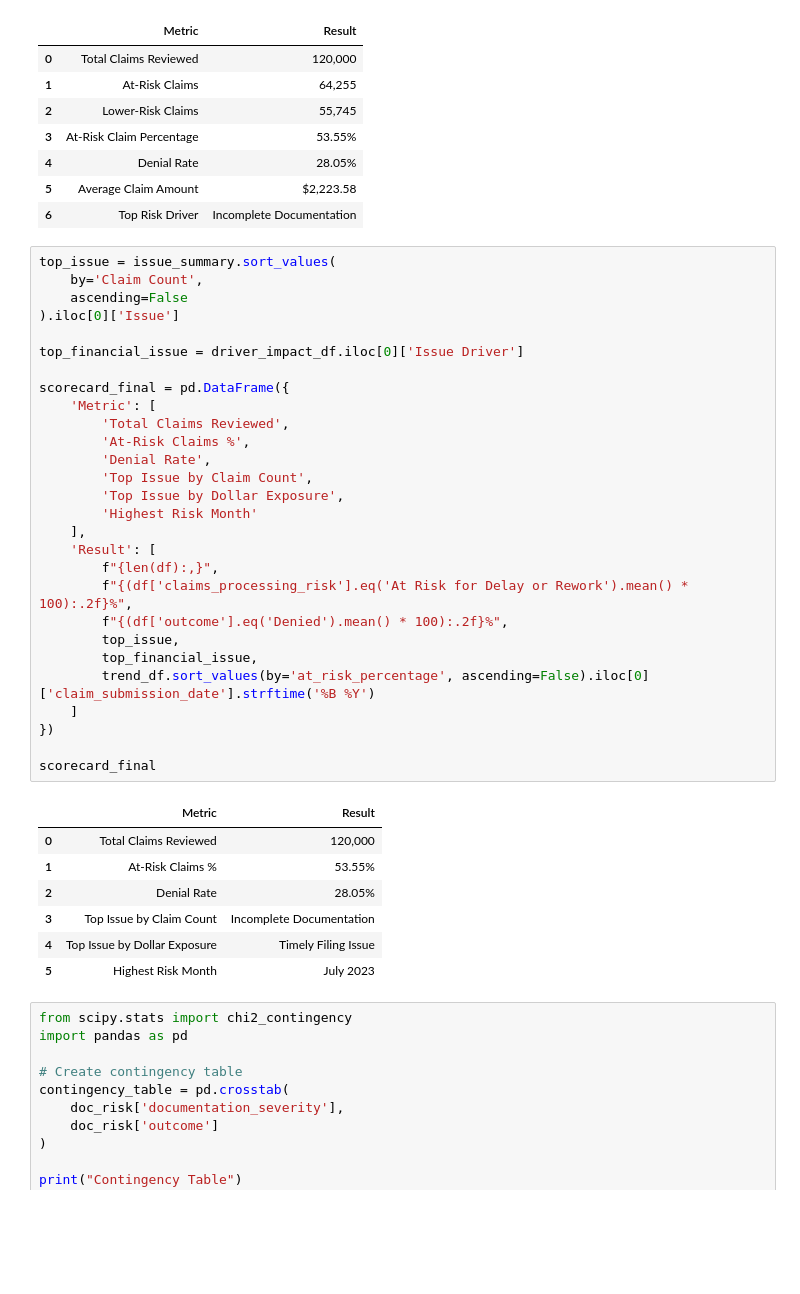
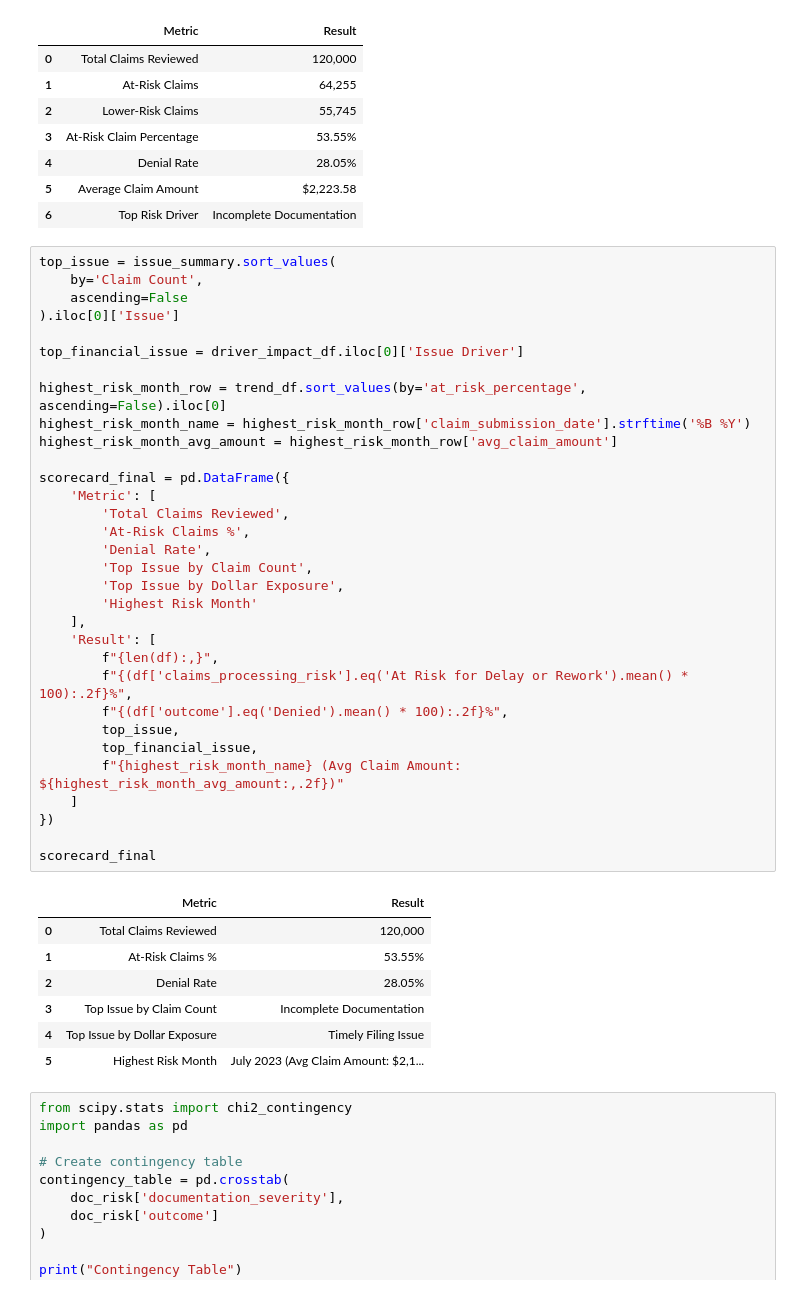
Before and after one commit to ambermartin-data-lab/healthfirst-data-analytics-academy-2025-2026, a Jupyter notebook: Capstone_Project_2026_Healthcare_Claims_Risk_Analysis.ipynb, the cells around one changed output. Drawn from its saved outputs; the diff is of its cells as text; blank space fills up the shorter version.

```diff
--- a/Capstone_Project_2026_Healthcare_Claims_Risk_Analysis.ipynb
+++ b/Capstone_Project_2026_Healthcare_Claims_Risk_Analysis.ipynb
@@ -1615,35 +1988,39 @@ top_issue = issue_summary.sort_values(
 ).iloc[0]['Issue']
 
 top_financial_issue = driver_impact_df.iloc[0]['Issue Driver']
+
+highest_risk_month_row = trend_df.sort_values(by='at_risk_percentage', ascending=False).iloc[0]
+highest_risk_month_name = highest_risk_month_row['claim_submission_date'].strftime('%B %Y')
+highest_risk_month_avg_amount = highest_risk_month_row['avg_claim_amount']
 
 scorecard_final = pd.DataFrame({
     'Metric': [
         'Total Claims Reviewed',
         'At-Risk Claims %',
         'Denial Rate',
         'Top Issue by Claim Count',
         'Top Issue by Dollar Exposure',
         'Highest Risk Month'
     ],
     'Result': [
         f"{len(df):,}",
         f"{(df['claims_processing_risk'].eq('At Risk for Delay or Rework').mean() * 100):.2f}%",
         f"{(df['outcome'].eq('Denied').mean() * 100):.2f}%",
         top_issue,
         top_financial_issue,
-        trend_df.sort_values(by='at_risk_percentage', ascending=False).iloc[0]['claim_submission_date'].strftime('%B %Y')
+        f"{highest_risk_month_name} (Avg Claim Amount: ${highest_risk_month_avg_amount:,.2f})"
     ]
 })
 
 scorecard_final
 # %% [output]
 |  | Metric | Result |
 | 0 | Total Claims Reviewed | 120,000 |
 | 1 | At-Risk Claims % | 53.55% |
 | 2 | Denial Rate | 28.05% |
 | 3 | Top Issue by Claim Count | Incomplete Documentation |
 | 4 | Top Issue by Dollar Exposure | Timely Filing Issue |
-| 5 | Highest Risk Month | July 2023 |
+| 5 | Highest Risk Month | July 2023 (Avg Claim Amount: $2,1... |
 # %%
 from scipy.stats import chi2_contingency
 import pandas as pd
```
Also changed, not shown: parts of 23 cells of this notebook.
